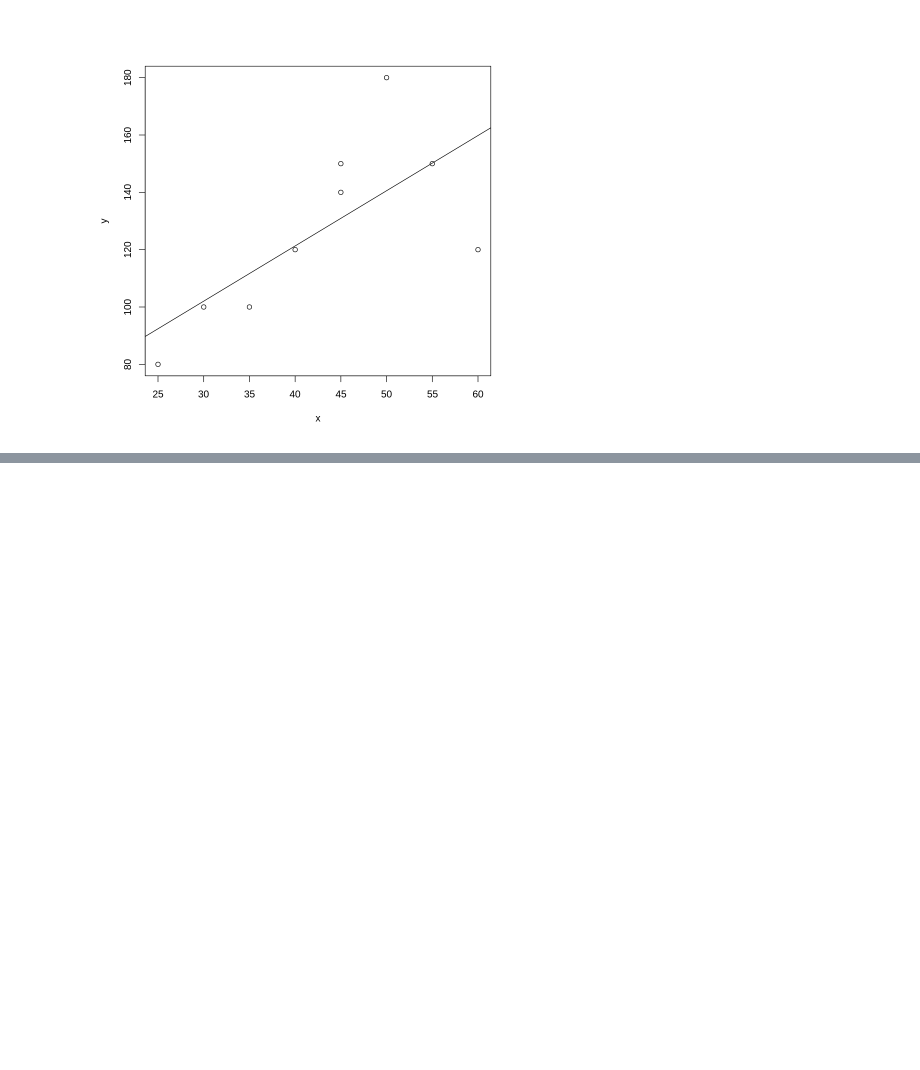
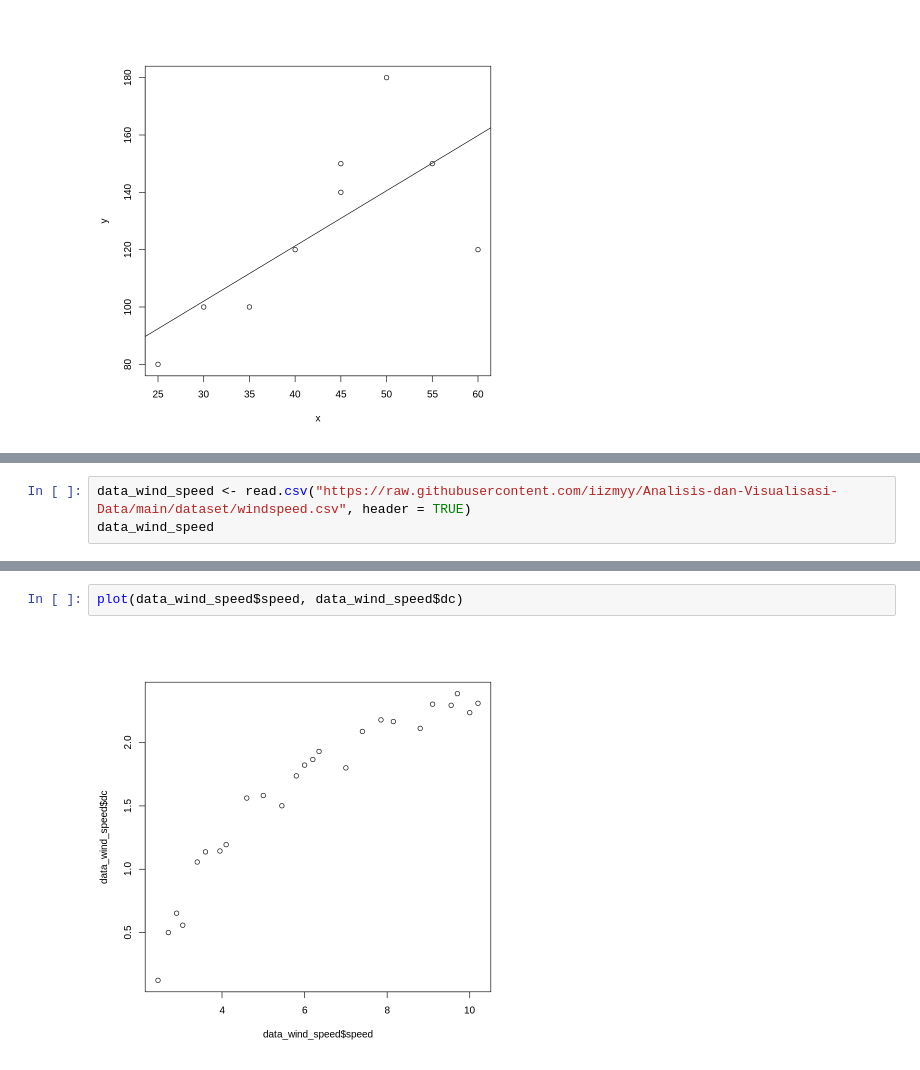
Before and after one commit to iizmyy/Analisis-dan-Visualisasi-Data, a Jupyter notebook: Modul_4.ipynb, the cells around one changed output, grey strips where cells are left out. Cells and saved outputs as stored; diff of their text form; blank space fills up the shorter version.

```diff
--- a/Modul_4.ipynb
+++ b/Modul_4.ipynb
@@ -86,0 +164,3 @@ Coefficients:
+# %%
+data_wind_speed <- read.csv("https://raw.githubusercontent.com/iizmyy/Analisis-dan-Visualisasi-Data/main/dataset/windspeed.csv", header = TRUE)
+data_wind_speed
@@ -86,0 +187,4 @@ Coefficients:
+# %%
+plot(data_wind_speed$speed, data_wind_speed$dc)
+# %% [output]
+[figure, added]
```
Also changed, not shown: parts of 12 cells of this notebook.
